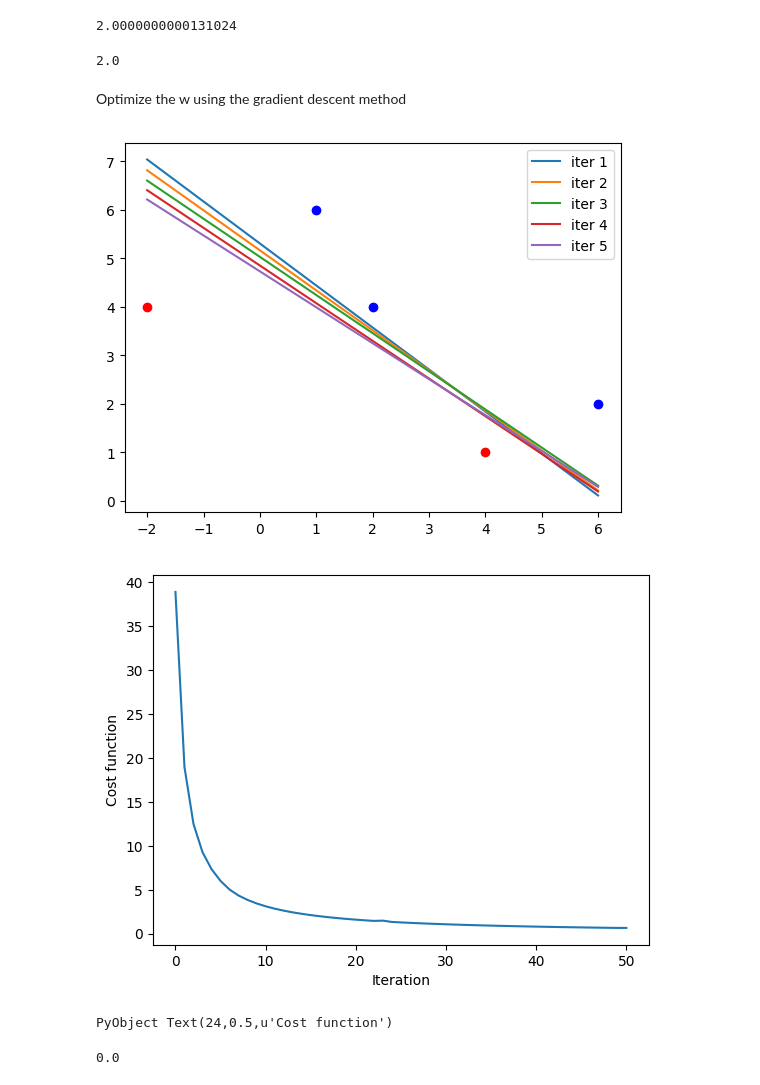
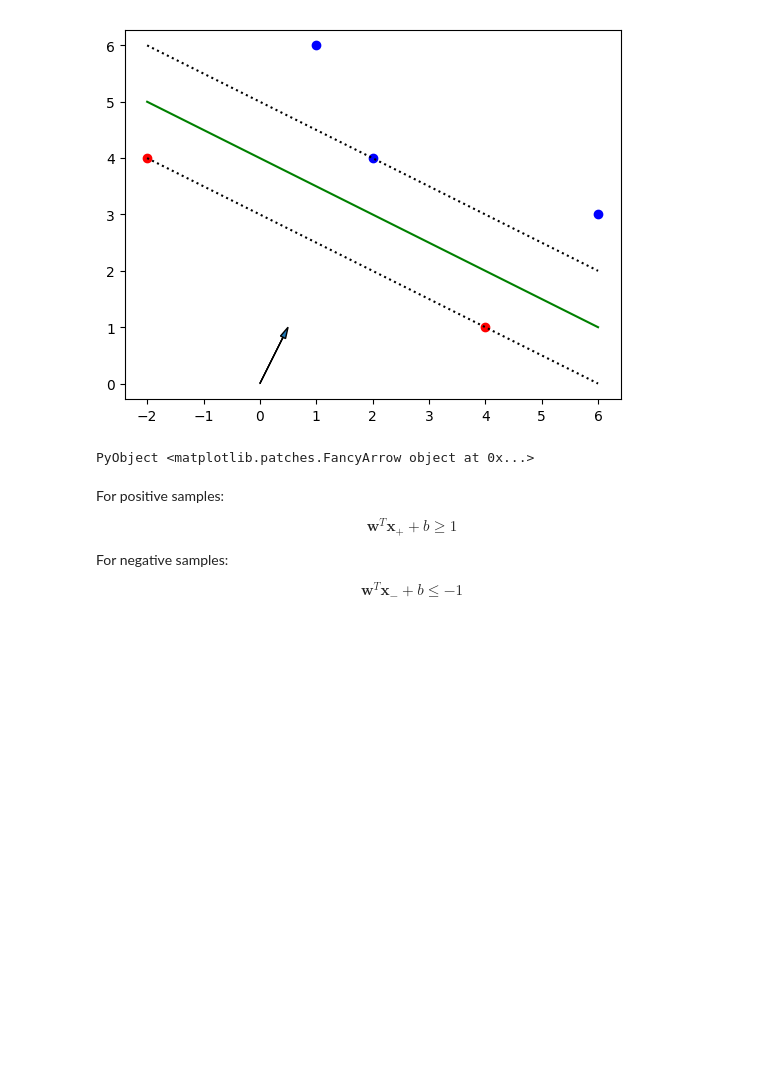
Before and after one commit to Alexander-Barth/JuliaTutorial, a Jupyter notebook: Support Vector Machine.ipynb, the cells around one changed output. Drawn from its saved outputs; the diff is of its cells as text; code cells hidden in the pictures; blank space fills up the shorter version.

```diff
--- a/Support Vector Machine.ipynb
+++ b/Support Vector Machine.ipynb
@@ -157,51 +33,26 @@ Check the gradient by finite difference
-# %%
-e = [1,0,0]
-ϵ = 0.00001
-(J(w + ϵ * e,λ,x,y) - J(w,λ,x,y))/ϵ
-# %% [output]
-2.0000000000131024
-# %%
-e ⋅ ∇J(w,λ,x,y)
-# %% [output]
-2.0
-# %% [markdown]
-Optimize the w using the gradient descent method
-# %%
-wopt = copy(w)
-rate = 0.01
-Niter = 50
-Jval = zeros(Niter+1)
-
-for i = 1:Niter
-    # decrease regulaziation when iterating
-    λ = 1/i
-
-    Jval[i] = J(wopt,λ,x,y)
-
-    # gradient descent
-    wopt -= rate * ∇J(wopt,λ,x,y)
-
-    if i <= 5
-       plotboundary(wopt;label = "iter $(i)")
-    end
-end
-
-# last value
-Jval[Niter+1] = J(wopt,λ,x,y)
-
-plotdata(x,y)
-legend()
-#plotboundary(wopt)
-
-figure()
-plot(Jval)
-xlabel("Iteration")
-ylabel("Cost function")
-# %% [output]
-[figure, removed]
-[figure, removed]
-PyObject Text(24,0.5,u'Cost function')
-# %%
-J(wopt,0.,x,y)
-# %% [output]
-0.0
+# %%
+function plotline(w,b;kwargs...)
+  t = -2:6
+  plot(t,-(b + w[1]*t)/w[2]; kwargs...)
+end
+
+plotdata(x,y)
+plotline([0.5, 1], -4; color = "g")
+plotline([0.5, 1], -5; color = "k", linestyle=":")
+plotline([0.5, 1], -3; color = "k", linestyle=":")
+arrow(0,0,0.5, 1; head_width=0.1, head_length=0.2, length_includes_head = true )
+# %% [output]
+[figure, added]
+PyObject <matplotlib.patches.FancyArrow object at 0x...>
+# %% [markdown]
+For positive samples:
+
+$$
+ \mathbf w^T \mathbf x_+ + b \ge 1
+$$
+
+For negative samples:
+
+$$
+ \mathbf w^T \mathbf x_- + b \le -1
+$$
```
Also changed, not shown: parts of 26 cells of this notebook.
